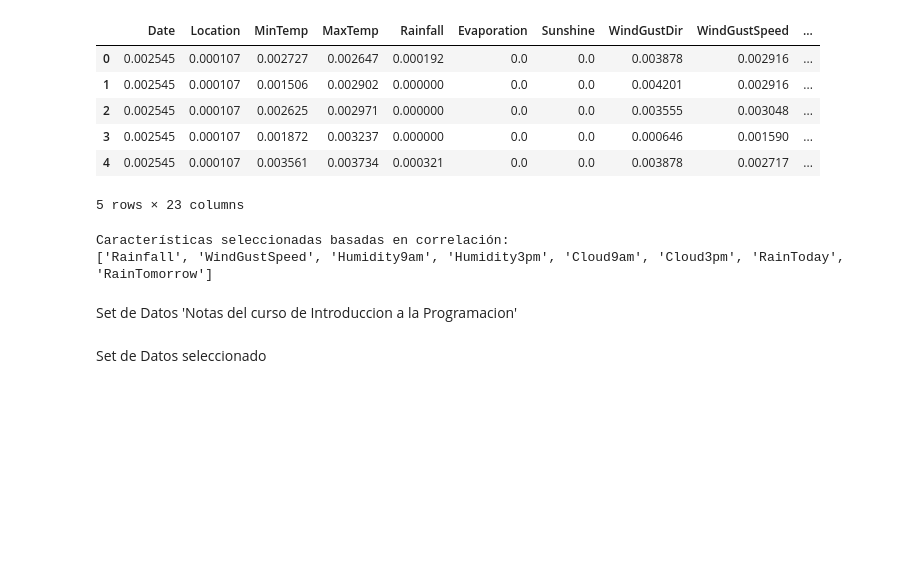
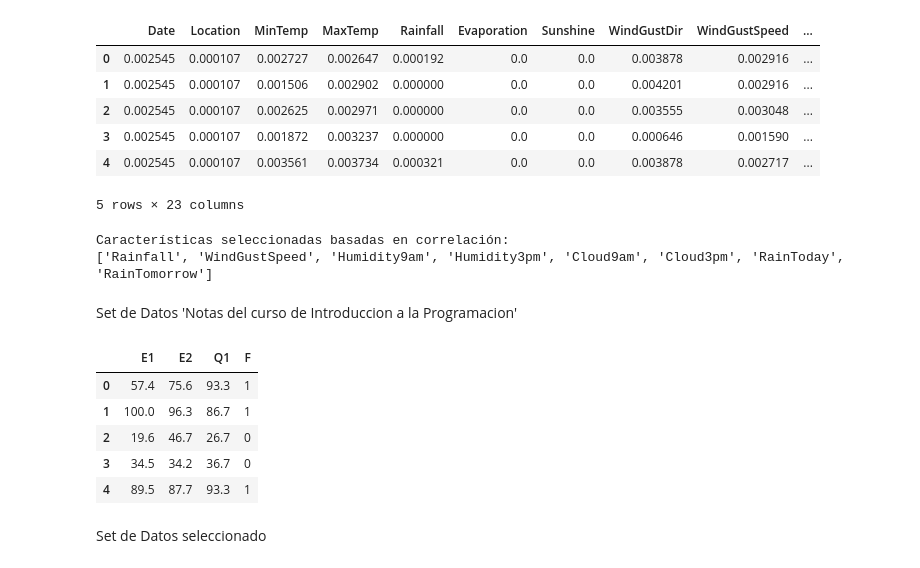
Before and after one commit to Heineken97/ReconocimientoPatrones-Proyecto1, a Jupyter notebook: AlgoritmosAprendizajeSupervisado.ipynb, the cells around one changed output. Drawn from its saved outputs; the diff is of its cells as text; code cells hidden in the pictures; blank space fills up the shorter version.

```diff
--- a/AlgoritmosAprendizajeSupervisado.ipynb
+++ b/AlgoritmosAprendizajeSupervisado.ipynb
@@ -80,11 +81,20 @@ Set de Datos 'Notas del curso de Introduccion a la Programacion'
 # %%
 df = pd.read_csv("SetDatos/matrix-Eval-Introduccion A La Programacion GR 5.csv")
 df = pd.read_csv("SetDatos/matrix-Eval-Introduccion A La Programacion GR 5 (1).csv")
 df = pd.read_csv("SetDatos/matrix-Eval-Introduccion A La Programacion GR 4.csv")
 df = pd.read_csv("SetDatos/matrix-Eval-Introduccion A La Programacion GR 4 (1).csv")
 df = pd.read_csv("SetDatos/matrix-Eval-Introduccion A La Programacion GR 4 (2).csv")
 df= pd.read_csv("SetDatos/p1-3-2-2.csv")
+df["F"] = np.where(df["F"] < 67.5, 0, 1)
+
 df.head()
+# %% [output]
+|  | E1 | E2 | Q1 | F |
+| 0 | 57.4 | 75.6 | 93.3 | 1 |
+| 1 | 100.0 | 96.3 | 86.7 | 1 |
+| 2 | 19.6 | 46.7 | 26.7 | 0 |
+| 3 | 34.5 | 34.2 | 36.7 | 0 |
+| 4 | 89.5 | 87.7 | 93.3 | 1 |
 # %%
 features = ['E1', 'E2',  'Q1']
 X = df[features]
```
Also changed, not shown: parts of 9 cells of this notebook.
